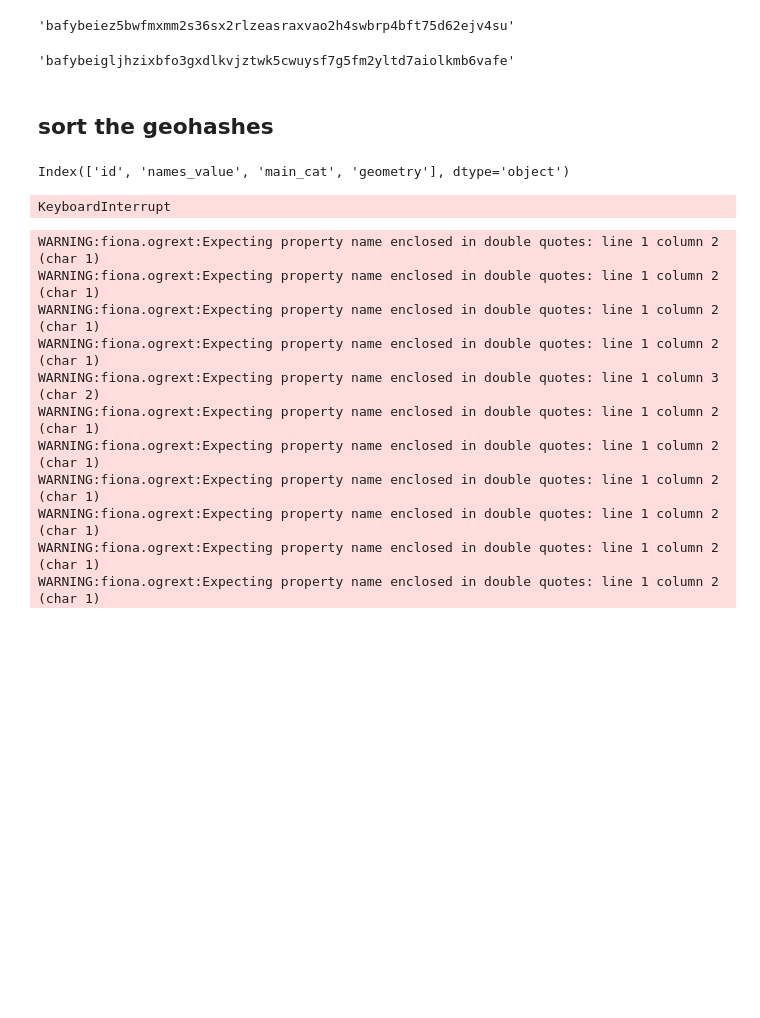
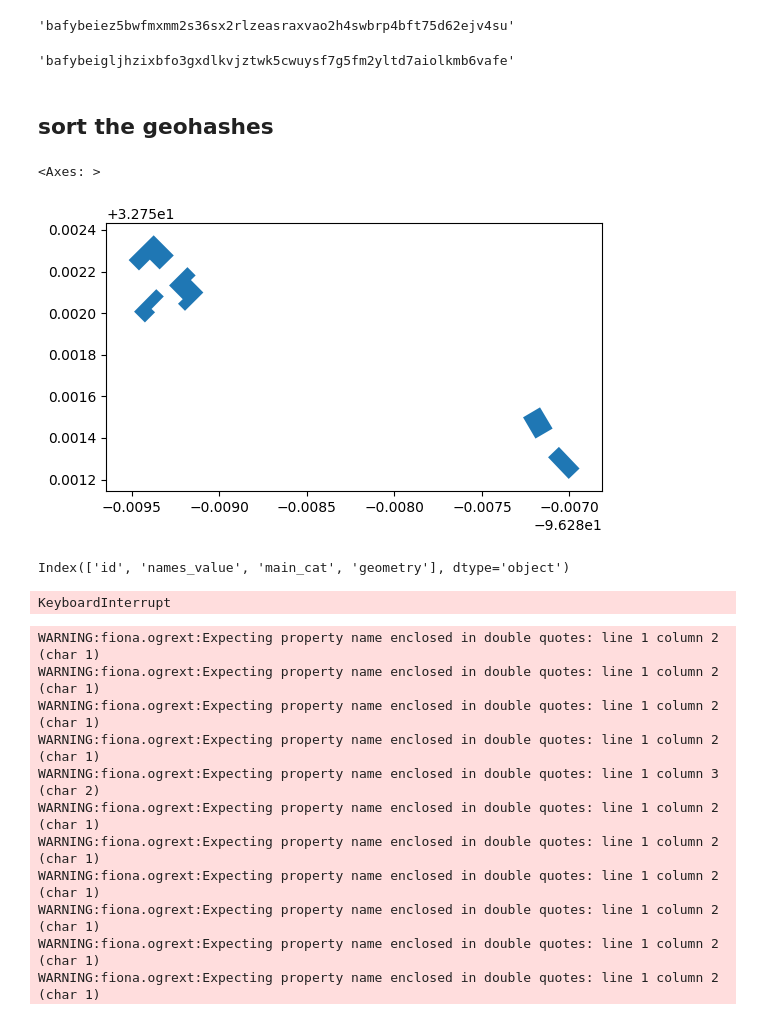
Before and after one commit to easierdata/geohash-cid, a Jupyter notebook: notebooks/large_dataset.ipynb, the cells around one changed output. Drawn from its saved outputs; the diff is of its cells as text; code cells hidden in the pictures; blank space fills up the shorter version.

```diff
--- a/notebooks/large_dataset.ipynb
+++ b/notebooks/large_dataset.ipynb
@@ -109,7 +109,13 @@ ipfs_add_feature(geojson_path)
 from geohashtree.geohashtree import append_geohash_to_dataframe,append_h3_to_dataframe
 # %%
 parquet = f"../data/overture/us_places.parquet"
+parquet = "../data/overture/us_buildings.parquet"
 gdf = gpd.read_parquet(parquet)
+# %%
+gdf.head().plot()
+# %% [output]
+<Axes: >
+[figure, added]
 # %%
 cols = gdf.columns
 # %%
```
Also changed, not shown: 1 other file.
